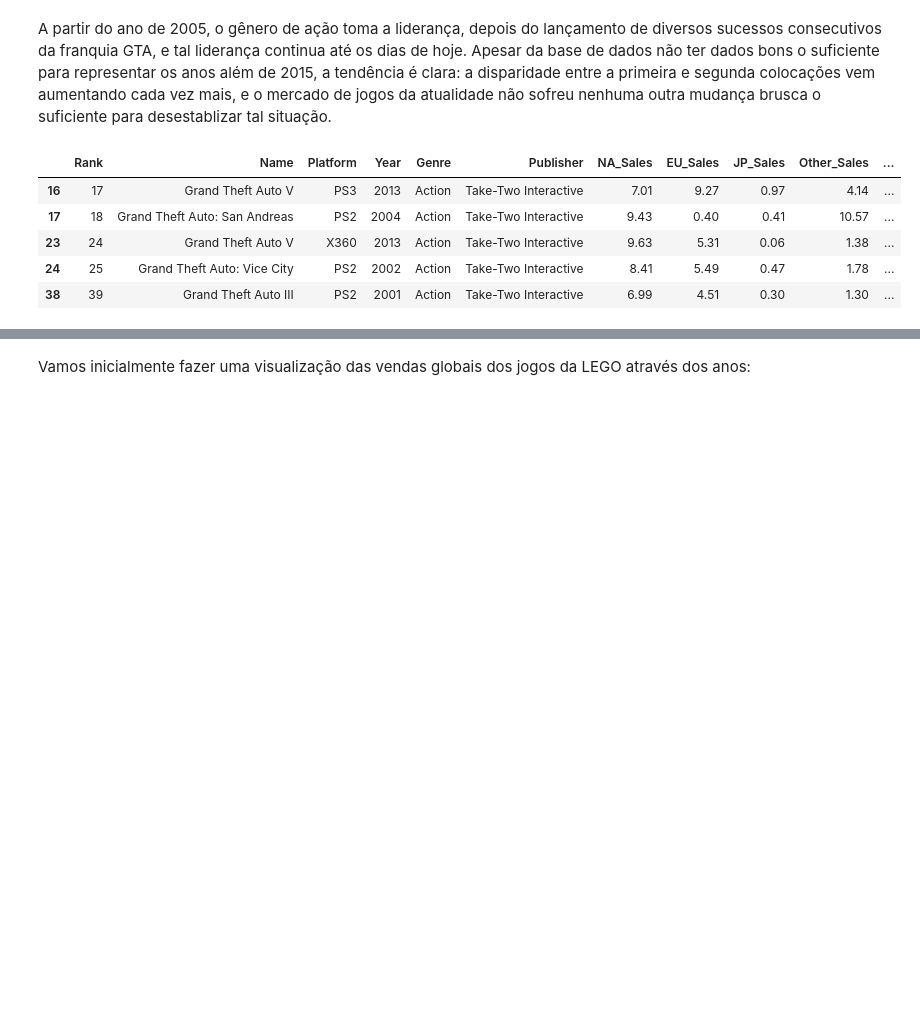
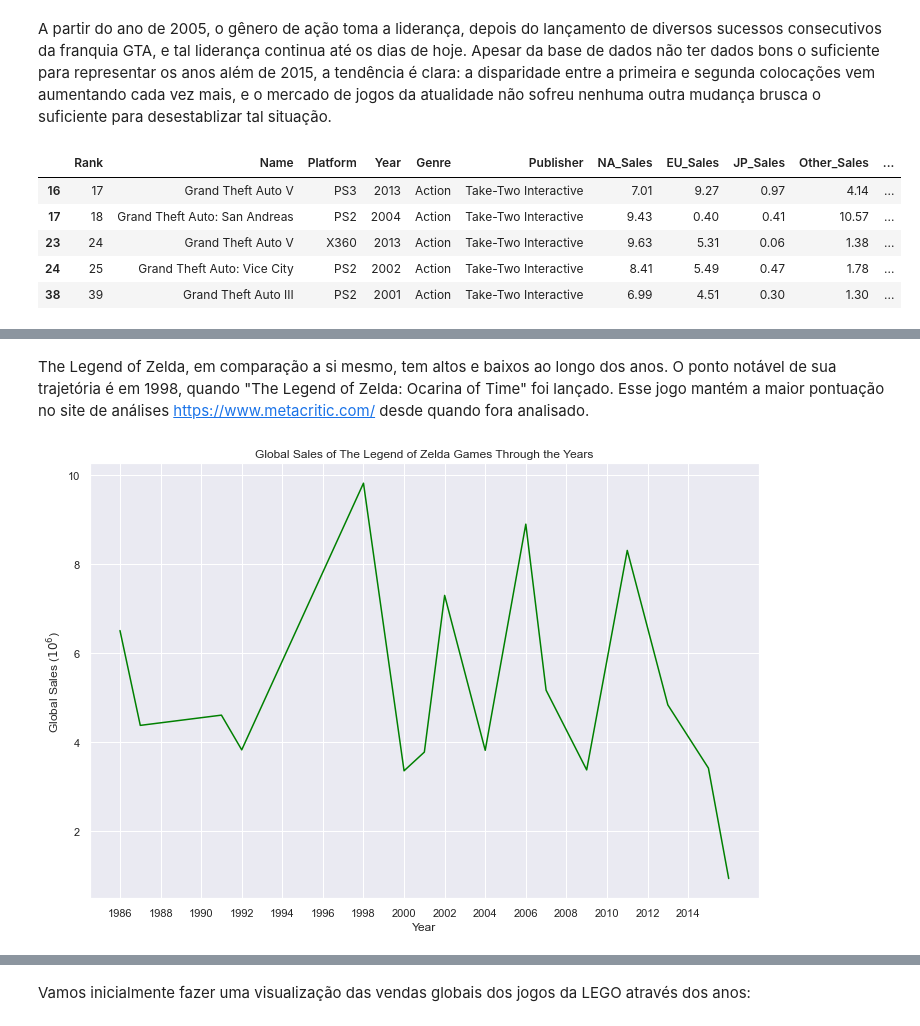
Before and after one commit to adamesalles/icd-eda, a Jupyter notebook: Trabalho Final.ipynb, the cells around one changed output, grey strips where cells are left out. Drawn from its saved outputs; the diff is of its cells as text; code cells hidden in the pictures; blank space fills up the shorter version.

Commit message:
Adicionando minha parte

```diff
--- a/Trabalho Final.ipynb
+++ b/Trabalho Final.ipynb
@@ -268,0 +293,3 @@ vgsales[(vgsales.Genre.str.contains("Action")) & (vgsales.Year > 1996)].head()
+# %%
+zelda = vgsales[vgsales.Name.str.contains("Zelda")] # Filtra os dados para apenas os que contêm a string Zelda. Utiliza o fato de que strings são listas de caracteres em python.
+zelda.head() # Top 5 jogos mais vendidos
@@ -268,0 +309,3 @@ vgsales[(vgsales.Genre.str.contains("Action")) & (vgsales.Year > 1996)].head()
+# %%
+mario = vgsales[(vgsales.Name.str.contains("Mario")) & ~(vgsales.Name.str.contains("Marionette"))] # Igual ao anterior, mas também adicionando a condição de que não pode conter Marionette
+mario.head() # Top 5 jogos mais vendidos
@@ -268,0 +337,12 @@ vgsales[(vgsales.Genre.str.contains("Action")) & (vgsales.Year > 1996)].head()
+# %%
+# Criando uma coluna com o valor de cada franquia em cada dataframe
+zelda = zelda.assign(Franchise = "The Legend of Zelda")
+mario = mario.assign(Franchise = "Mario Bros.")
+pokemon = pokemon.assign(Franchise = "Pokémon")
+
+# Criando o dataframe franchises e adicionando a ele cada um dos outros df.
+franchises = zelda.append(mario)
+franchises = franchises.append(pokemon)
+franchises = franchises.sort_values(by="Rank",ascending=True)
+
+franchises.head() # Top 5 jogos mais vendidos
@@ -268,0 +362,4 @@ vgsales[(vgsales.Genre.str.contains("Action")) & (vgsales.Year > 1996)].head()
+# %%
+zelda_sy = zelda.groupby(["Year"],as_index=False)[["Global_Sales"]].sum() # Agrupando por ano e fazendo a soma das vendas globais.
+zelda_sy = zelda_sy[zelda_sy.Year != -1] # Conferindo se não há anos -1 (-1 significa que não há a informação de ano)
+zelda_sy.head()
@@ -268,0 +373,12 @@ vgsales[(vgsales.Genre.str.contains("Action")) & (vgsales.Year > 1996)].head()
+# %% [markdown]
+The Legend of Zelda, em comparação a si mesmo, tem altos e baixos ao longo dos anos. O ponto notável de sua trajetória é em 1998, quando "The Legend of Zelda: Ocarina of Time" foi lançado. Esse jogo mantém a maior pontuação no site de análises <https://www.metacritic.com/> desde quando fora analisado.
+# %%
+sns.set_theme(style="darkgrid") # Tema do seaborn (se não funcionar, lembrar de atualizar o módulo)
+fig, ax = plt.subplots(figsize=(12,8)) # Cria a figura e eixo
+sns.lineplot(ax = ax, x="Year", y="Global_Sales", color="green", data=zelda_sy) # Lineplot e seus parâmetros
+plt.xticks(range(1986,2015,2)) # Faz com que a divisão os anos seja discreta, também serve como padronização.
+plt.title("Global Sales of The Legend of Zelda Games Through the Years") # Título
+ax.set(ylabel='Global Sales ($10^6$)') # Rótulo eixo y
+plt.show()
+# %% [output]
+[figure, added]
```
Also changed, not shown: parts of 40 cells of this notebook.
